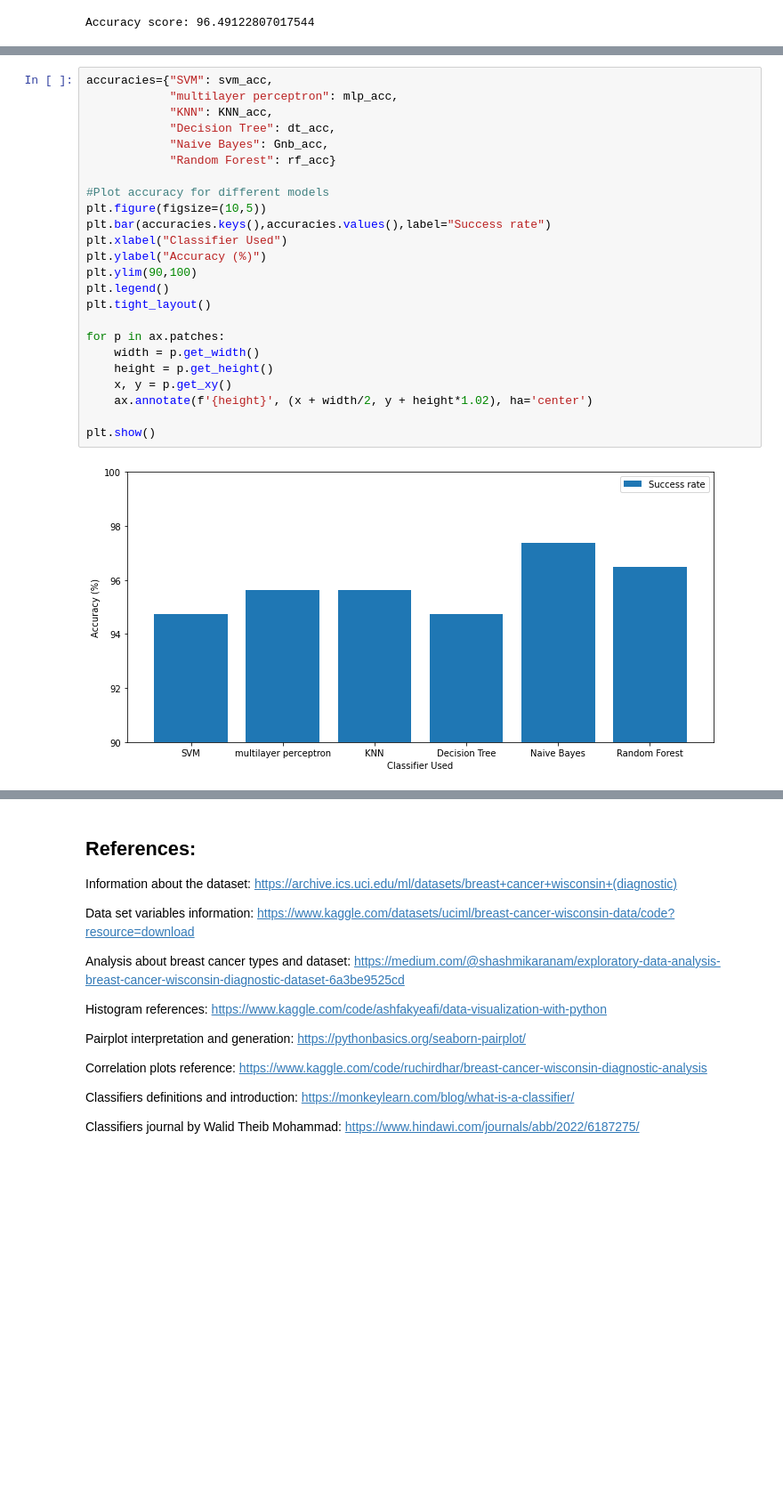
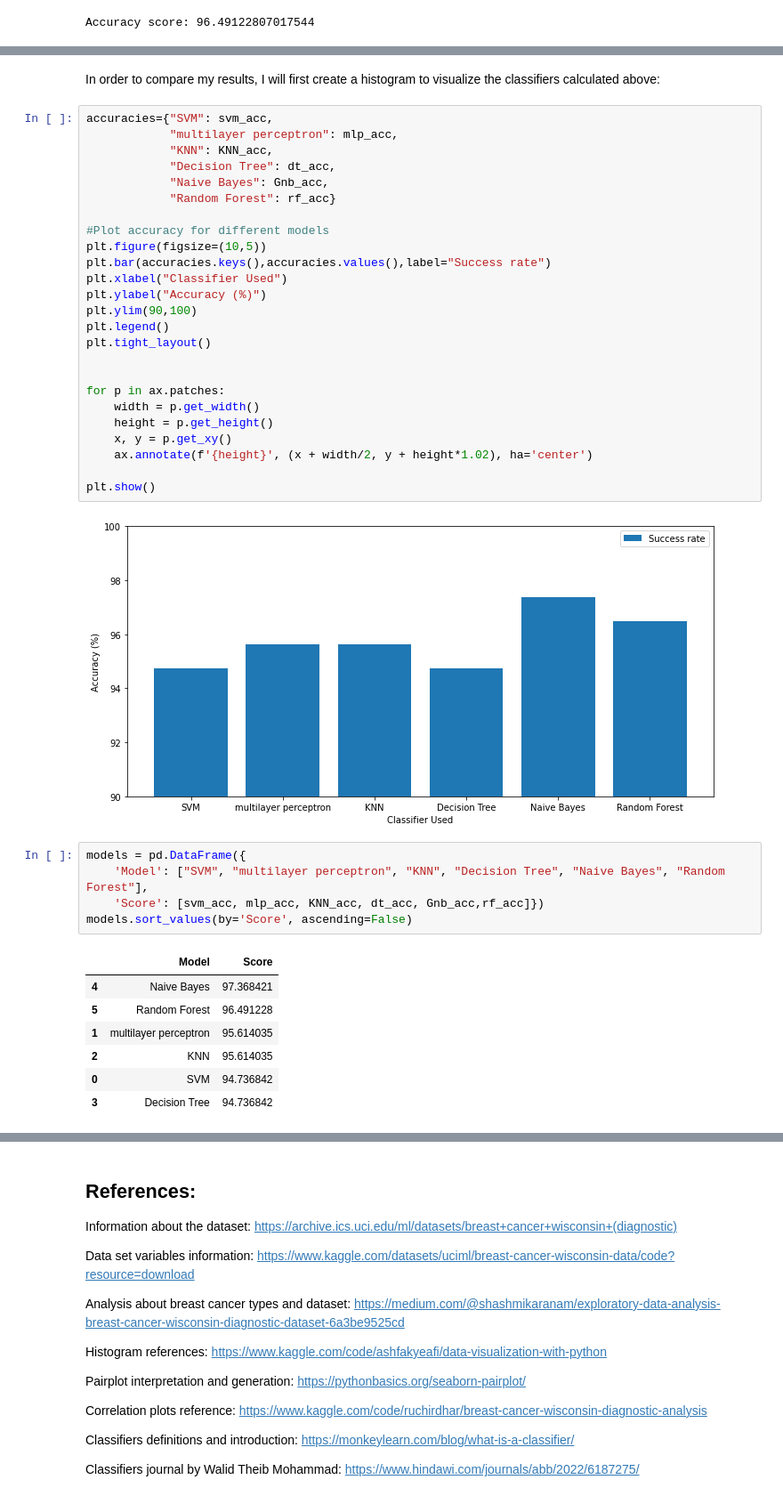
Before and after one commit to LaisColetta/PdDA_Project2, a Jupyter notebook: Project2.ipynb, the cells around one changed output, grey strips where cells are left out. Shown at 89% size. Drawn from its saved outputs; the diff is of its cells as text; blank space fills up the shorter version.

```diff
--- a/Project2.ipynb
+++ b/Project2.ipynb
@@ -623,3 +618,5 @@ Accuracy score: 96.49122807017544
+# %% [markdown]
+In order to compare my results, I will first create a histogram to visualize the classifiers calculated above:
 # %%
 accuracies={"SVM": svm_acc,
             "multilayer perceptron": mlp_acc,
@@ -637,6 +634,7 @@ plt.ylim(90,100)
 plt.legend()
 plt.tight_layout()
 
+
 for p in ax.patches:
     width = p.get_width()
     height = p.get_height()
@@ -646,4 +644,17 @@ for p in ax.patches:
 plt.show()
 # %% [output]
 [figure]
+# %%
+models = pd.DataFrame({
+    'Model': ["SVM", "multilayer perceptron", "KNN", "Decision Tree", "Naive Bayes", "Random Forest"],
+    'Score': [svm_acc, mlp_acc, KNN_acc, dt_acc, Gnb_acc,rf_acc]})
+models.sort_values(by='Score', ascending=False)
+# %% [output]
+|  | Model | Score |
+| 4 | Naive Bayes | 97.368421 |
+| 5 | Random Forest | 96.491228 |
+| 1 | multilayer perceptron | 95.614035 |
+| 2 | KNN | 95.614035 |
+| 0 | SVM | 94.736842 |
+| 3 | Decision Tree | 94.736842 |
 # %% [markdown]
```
Also changed, not shown: parts of 8 cells of this notebook.
